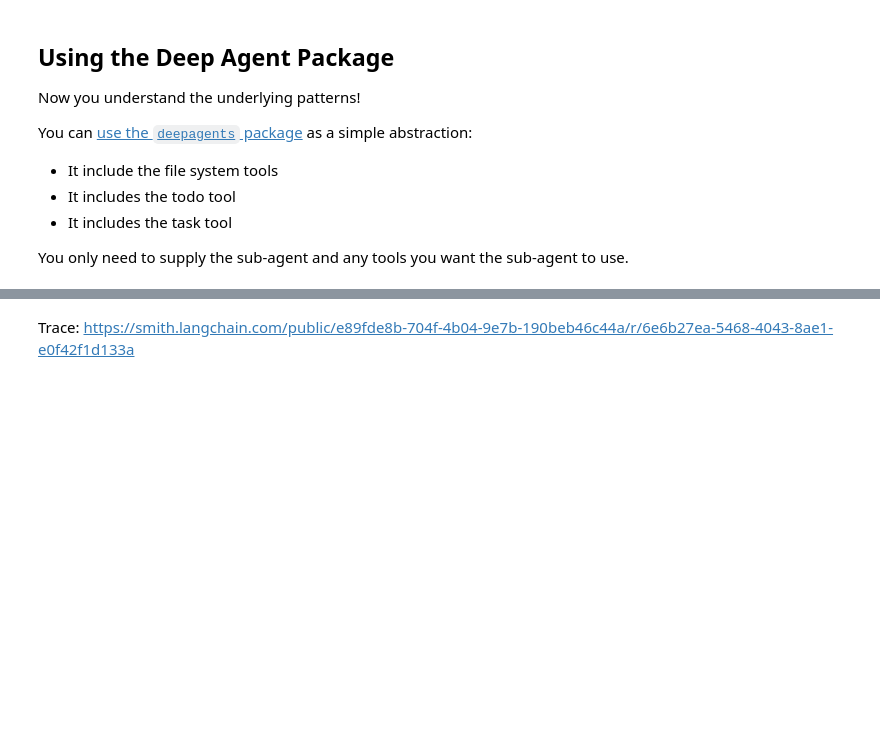
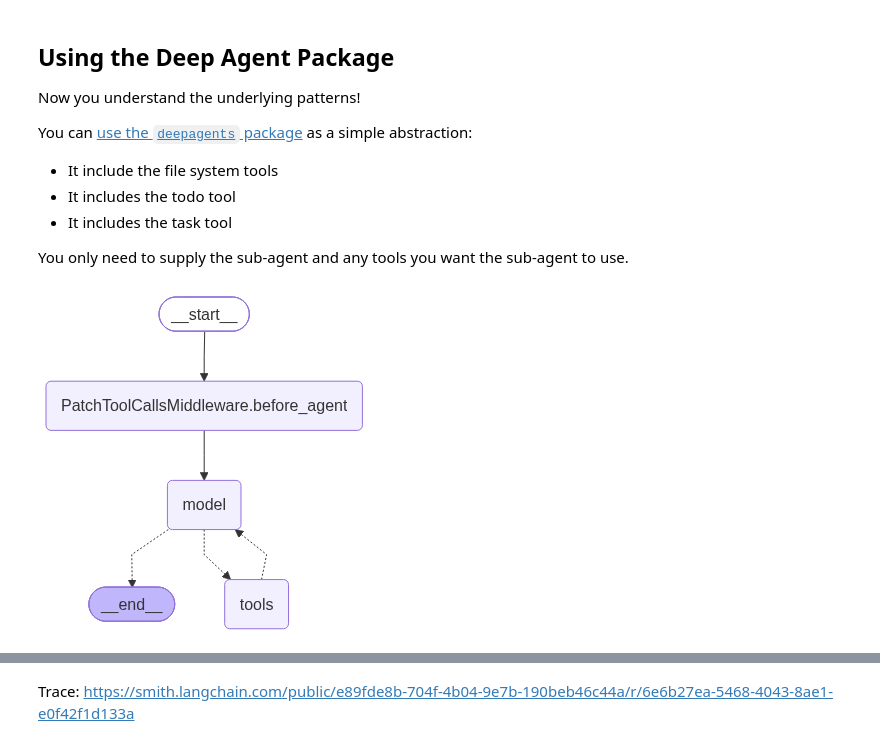
Before and after one commit to ganeshkp/langchain-projects, a Jupyter notebook: notebooks/4_full_agent.ipynb, the cells around one changed output, grey strips where cells are left out. Cells and saved outputs as stored; diff of their text form; code cells hidden in the pictures; blank space fills up the shorter version.

```diff
--- a/notebooks/4_full_agent.ipynb
+++ b/notebooks/4_full_agent.ipynb
@@ -342,7 +348,8 @@ from deep_agents_from_scratch.task_tool import _create_task_tool
 from deep_agents_from_scratch.todo_tools import write_todos, read_todos
 
 # Create agent using create_react_agent directly
-model = init_chat_model(model="anthropic:claude-sonnet-4-6", temperature=0.0)
+# model = init_chat_model(model="anthropic:claude-sonnet-4-6", temperature=0.0)
+model = init_chat_model(model="openai:gpt-4o-mini", temperature=0.0)
 
 # Limits
 max_concurrent_research_units = 3
@@ -607,25 +578,27 @@ You only need to supply the sub-agent and any tools you want the sub-agent to us
 # %%
 from deepagents import create_deep_agent
 # updated since filming
 
 # Create research sub-agent
 research_sub_agent_2 = {
     "name": "research-agent",
     "description": "Delegate research to the sub-agent researcher. Only give this researcher one topic at a time.",
     "system_prompt": RESEARCHER_INSTRUCTIONS.format(date=get_today_str()),
     "tools": [tavily_search, think_tool],
 }
 
 
 agent = create_deep_agent(  # updated
     tools=sub_agent_tools,
     system_prompt=INSTRUCTIONS,
     subagents=[research_sub_agent_2],
     model=model,
 )
 
 # Show the agent
-#display(Image(agent.get_graph(xray=True).draw_mermaid_png()))
+display(Image(agent.get_graph(xray=True).draw_mermaid_png()))
+# %% [output]
+[figure, added]
 # %%
 result = agent.invoke(
     {
```
Also changed, not shown: parts of 5 cells of this notebook, 4 other files.
